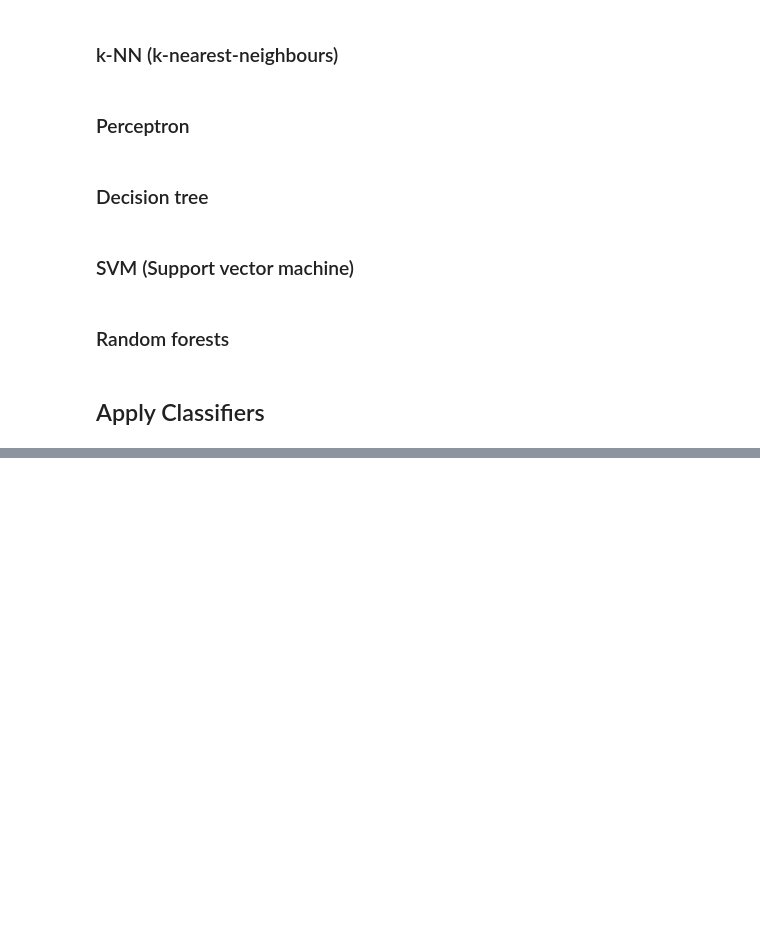
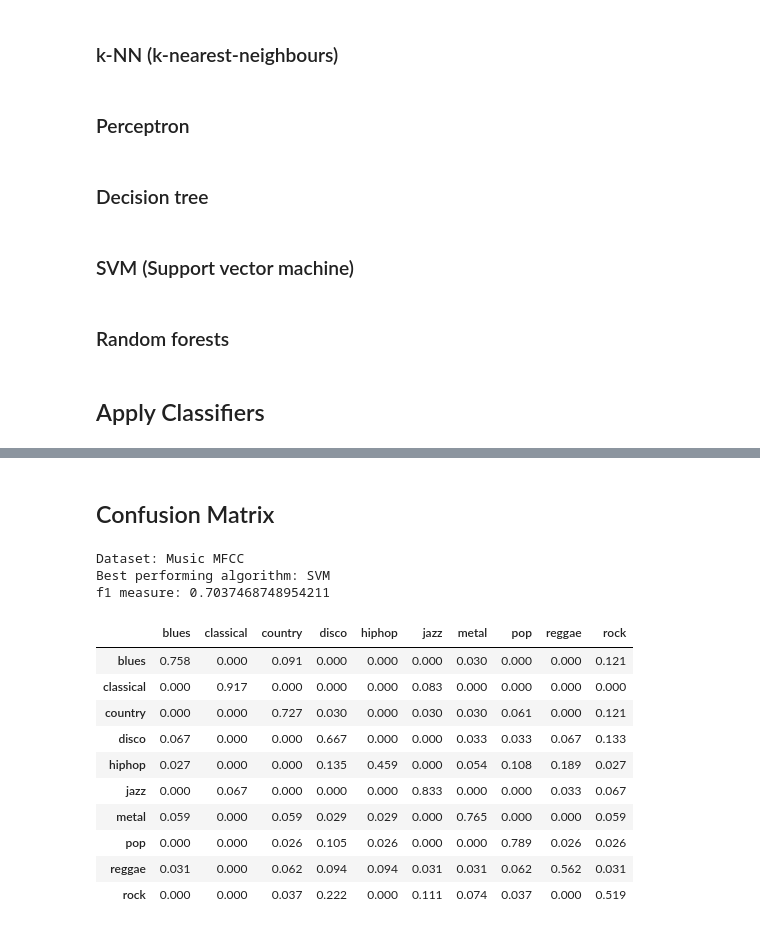
Before and after one commit to FlorianMold/fh-machine-learning, a Jupyter notebook: ex2/exercise.ipynb, the cells around one changed output, grey strips where cells are left out. Drawn from its saved outputs; the diff is of its cells as text; code cells hidden in the pictures; blank space fills up the shorter version.

```diff
--- a/ex2/exercise.ipynb
+++ b/ex2/exercise.ipynb
@@ -192,3 +297,11 @@ Define functions for running the classifiers on the data. I define a function fo
+# %%
+bestResult = {
+    'f1Score': 0,
+    'yTest': 0,
+    'yTestPredicted': 0,
+    'algorithm': '',
+    'dataset': ''
+}
 # %% [markdown]
 ### k-NN (k-nearest-neighbours)
 # %%
@@ -412,0 +1014,38 @@ TypeError: kNearestNeighbours() missing 6 required positional arguments: 'datase
+# %% [markdown]
+## Confusion Matrix
+# %%
+yTest = le.inverse_transform(bestResult['yTest'])
+yTestPredicted = le.inverse_transform(bestResult['yTestPredicted'])
+
+conf_matrix = pd.DataFrame(
+    confusion_matrix(
+        yTest,
+        yTestPredicted,
+        labels=list(le.classes_),
+        normalize='true'
+    ),
+    index=list(le.classes_),
+    columns=list(le.classes_)
+)
+
+conf_matrix = round(conf_matrix, 3)
+
+print('Dataset: ' + bestResult['dataset'])
+print('Best performing algorithm: ' + bestResult['algorithm'])
+print('f1 measure: ' + str(bestResult['f1Score']) + '\n')
+display(conf_matrix)
+# %% [output]
+Dataset: Music MFCC
+Best performing algorithm: SVM
+f1 measure: 0.7037468748954211
+|  | blues | classical | country | disco | hiphop | jazz | metal | pop | reggae | rock |
+| blues | 0.758 | 0.000 | 0.091 | 0.000 | 0.000 | 0.000 | 0.030 | 0.000 | 0.000 | 0.121 |
+| classical | 0.000 | 0.917 | 0.000 | 0.000 | 0.000 | 0.083 | 0.000 | 0.000 | 0.000 | 0.000 |
+| country | 0.000 | 0.000 | 0.727 | 0.030 | 0.000 | 0.030 | 0.030 | 0.061 | 0.000 | 0.121 |
+| disco | 0.067 | 0.000 | 0.000 | 0.667 | 0.000 | 0.000 | 0.033 | 0.033 | 0.067 | 0.133 |
+| hiphop | 0.027 | 0.000 | 0.000 | 0.135 | 0.459 | 0.000 | 0.054 | 0.108 | 0.189 | 0.027 |
+| jazz | 0.000 | 0.067 | 0.000 | 0.000 | 0.000 | 0.833 | 0.000 | 0.000 | 0.033 | 0.067 |
+| metal | 0.059 | 0.000 | 0.059 | 0.029 | 0.029 | 0.000 | 0.765 | 0.000 | 0.000 | 0.059 |
+| pop | 0.000 | 0.000 | 0.026 | 0.105 | 0.026 | 0.000 | 0.000 | 0.789 | 0.026 | 0.026 |
+| reggae | 0.031 | 0.000 | 0.062 | 0.094 | 0.094 | 0.031 | 0.031 | 0.062 | 0.562 | 0.031 |
+| rock | 0.000 | 0.000 | 0.037 | 0.222 | 0.000 | 0.111 | 0.074 | 0.037 | 0.000 | 0.519 |
```
Also changed, not shown: parts of 39 cells of this notebook.
